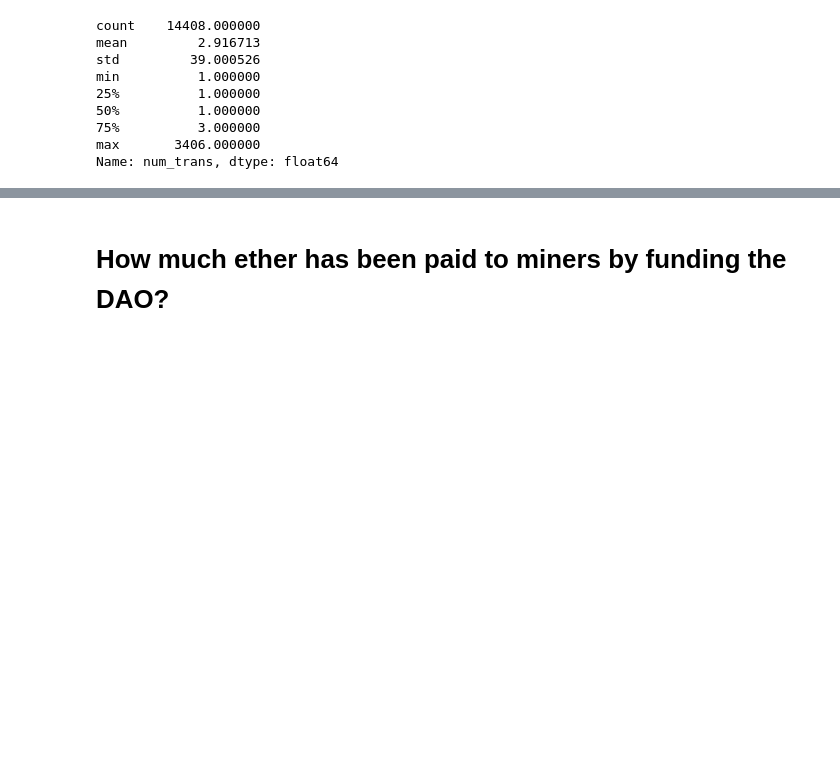
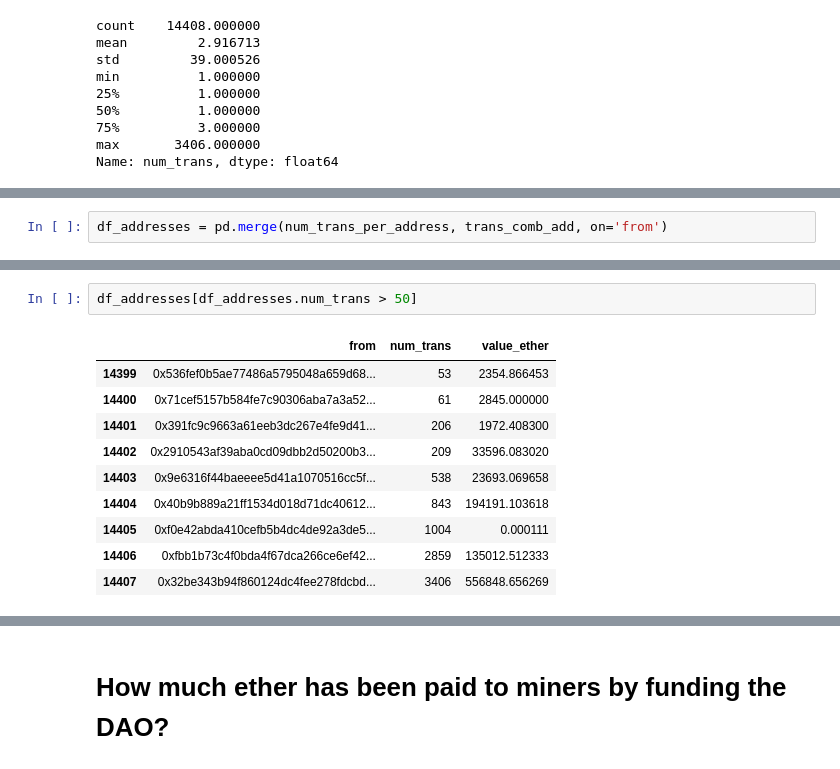
Before and after one commit to corpetty/TBP_metrics, a Jupyter notebook: various_visualizations/dao_transactions/DAO Transaction Anaylsis.ipynb, the cells around one changed output, grey strips where cells are left out. Saved outputs shown, nothing was run; the diff lists cells and outputs as text; blank space fills up the shorter version.

```diff
--- a/various_visualizations/dao_transactions/DAO Transaction Anaylsis.ipynb
+++ b/various_visualizations/dao_transactions/DAO Transaction Anaylsis.ipynb
@@ -209,0 +190,2 @@ num_trans_per_address[num_trans_per_address.num_trans > 100]
+# %%
+df_addresses = pd.merge(num_trans_per_address, trans_comb_add, on='from')
@@ -209,0 +198,13 @@ num_trans_per_address[num_trans_per_address.num_trans > 100]
+# %%
+df_addresses[df_addresses.num_trans > 50]
+# %% [output]
+|  | from | num_trans | value_ether |
+| 14399 | 0x536fef0b5ae77486a5795048a659d68... | 53 | 2354.866453 |
+| 14400 | 0x71cef5157b584fe7c90306aba7a3a52... | 61 | 2845.000000 |
+| 14401 | 0x391fc9c9663a61eeb3dc267e4fe9d41... | 206 | 1972.408300 |
+| 14402 | 0x2910543af39aba0cd09dbb2d50200b3... | 209 | 33596.083020 |
+| 14403 | 0x9e6316f44baeeee5d41a1070516cc5f... | 538 | 23693.069658 |
+| 14404 | 0x40b9b889a21ff1534d018d71dc40612... | 843 | 194191.103618 |
+| 14405 | 0xf0e42abda410cefb5b4dc4de92a3de5... | 1004 | 0.000111 |
+| 14406 | 0xfbb1b73c4f0bda4f67dca266ce6ef42... | 2859 | 135012.512333 |
+| 14407 | 0x32be343b94f860124dc4fee278fdcbd... | 3406 | 556848.656269 |
```
Also changed, not shown: parts of 12 cells of this notebook, 18 other files.
